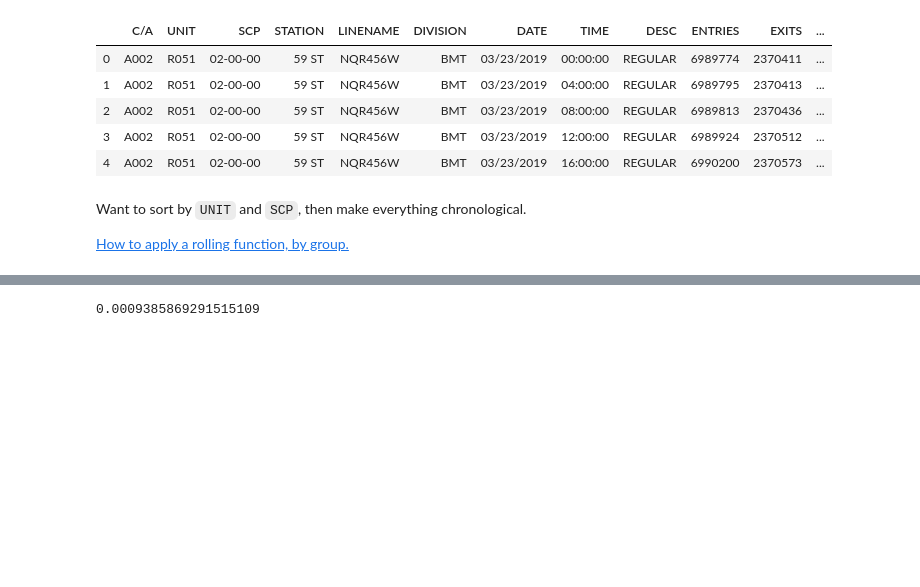
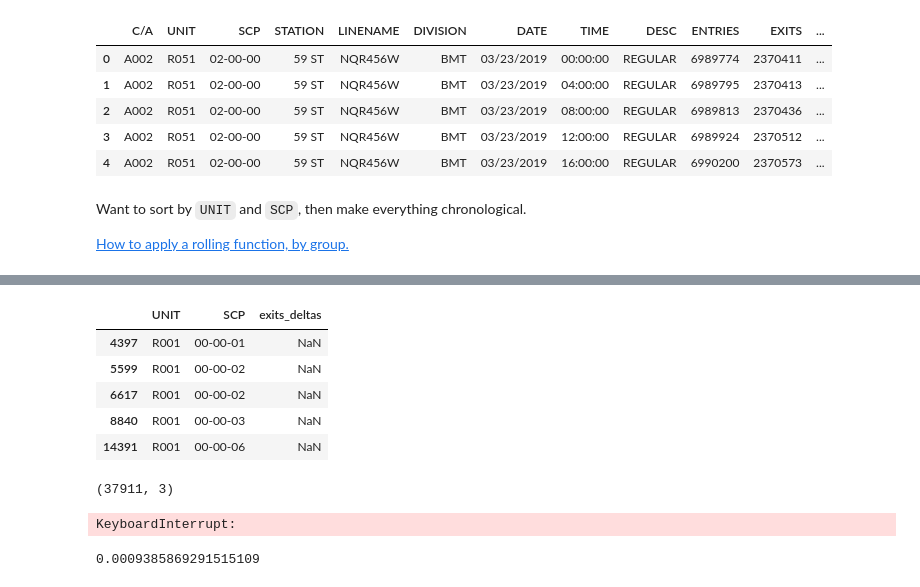
Before and after one commit to collindching/MTA-Turnstile-Analysis, a Jupyter notebook: Data Cleaning (Collin).ipynb, the cells around one changed output, grey strips where cells are left out. Drawn from its saved outputs; the diff is of its cells as text; code cells hidden in the pictures; blank space fills up the shorter version.

```diff
--- a/Turnstile Data Analysis (Collin).ipynb
+++ b/Data Cleaning (Collin).ipynb
@@ -197,0 +277,10 @@ According to this criteria, we count 2.27m anomalies. What percentage of our dat
+# %%
+exits_miss = weekdays.loc[weekdays['exits_deltas'].isnull(),['UNIT','SCP','exits_deltas','hour']]
+exits_miss.head()
+# %% [output]
+|  | UNIT | SCP | exits_deltas |
+| 4397 | R001 | 00-00-01 | NaN |
+| 5599 | R001 | 00-00-02 | NaN |
+| 6617 | R001 | 00-00-02 | NaN |
+| 8840 | R001 | 00-00-03 | NaN |
+| 14391 | R001 | 00-00-06 | NaN |
@@ -197,0 +324,8 @@ According to this criteria, we count 2.27m anomalies. What percentage of our dat
+# %%
+entries_miss.shape
+# %% [output]
+(37911, 3)
+# %%
+entries_miss_fill = entries_miss.apply(lambda x: get_impute_val(av_traffic, 'entries', x[0], x[1], x[2]), axis=1)
+# %% [output]
+KeyboardInterrupt:
```
Also changed, not shown: parts of 31 cells of this notebook, 1 other file.
